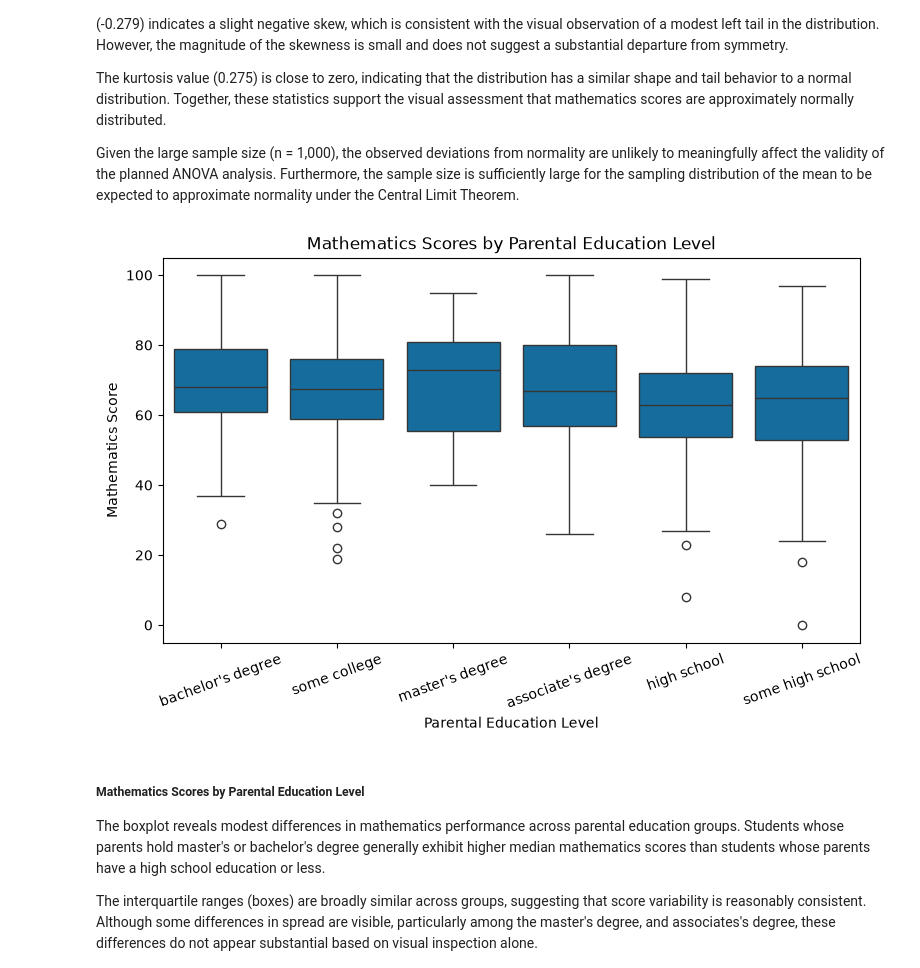
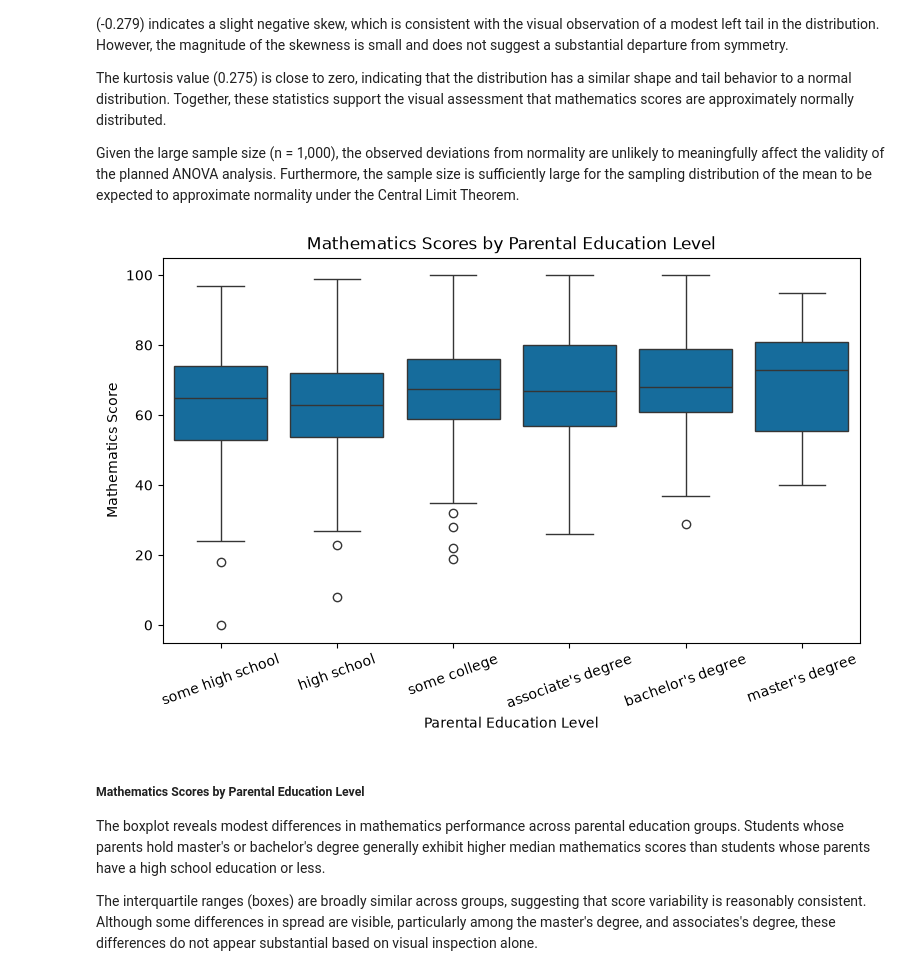
Before and after one commit to Shehzaad-S/udacity-statistical-analysis-project, a Jupyter notebook: analysis.ipynb, the cells around one changed output. Drawn from its saved outputs; the diff is of its cells as text; code cells hidden in the pictures.

```diff
--- a/analysis.ipynb
+++ b/analysis.ipynb
@@ -209,21 +226,32 @@ The kurtosis value (0.275) is close to zero, indicating that the distribution ha
 
 Given the large sample size (n = 1,000), the observed deviations from normality are unlikely to meaningfully affect the validity of the planned ANOVA analysis. Furthermore, the sample size is sufficiently large for the sampling distribution of the mean to be expected to approximate normality under the Central Limit Theorem.
 # %%
+education_order = [
+    "some high school",
+    "high school",
+    "some college",
+    "associate's degree",
+    "bachelor's degree",
+    "master's degree"
+]
+
+
 plt.figure(figsize=(9, 5))
 sns.boxplot(
     data=df_exams,
       x="parental level of education",
       y="math score",
+      order=education_order,
       color="#0072B2"
 )
 
 plt.title("Mathematics Scores by Parental Education Level")
 plt.xlabel("Parental Education Level")
 plt.ylabel("Mathematics Score")
 plt.xticks(rotation=20)
 plt.show()
 # %% [output]
-[figure, old version]
+[figure, new version]
 # %% [markdown]
 ##### Mathematics Scores by Parental Education Level
 
```
Also changed, not shown: parts of 10 cells of this notebook.
